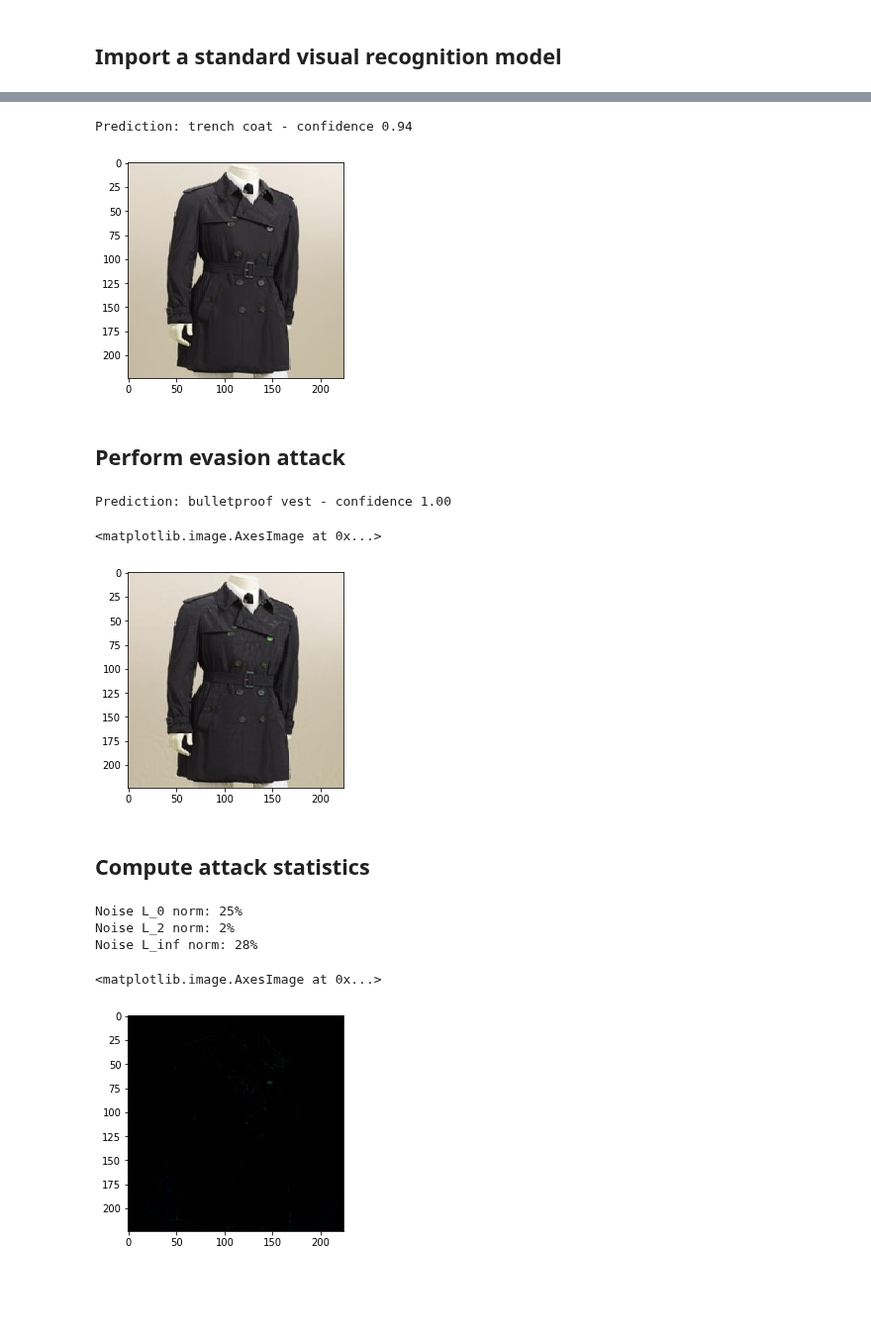
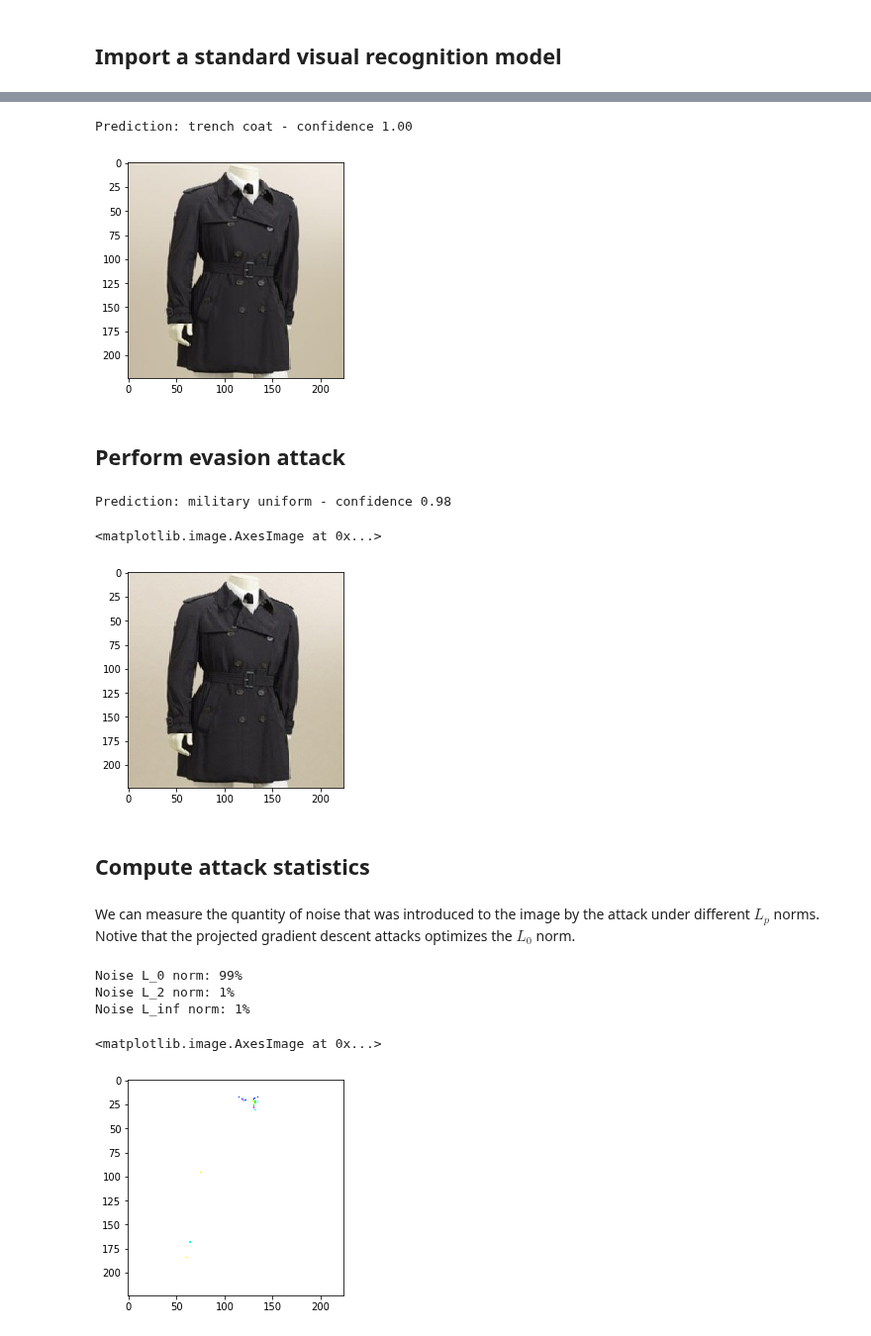
Before and after one commit to Trusted-AI/adversarial-robustness-toolbox, a Jupyter notebook: notebooks/attack_defense_imagenet.ipynb, the cells around one changed output, grey strips where cells are left out. Shown at 99% size. Drawn from its saved outputs; the diff is of its cells as text; code cells hidden in the pictures; blank space fills up the shorter version.

Commit message:
Update example notebook to apply preprocessing (close #17)

```diff
--- a/notebooks/attack_defense_imagenet.ipynb
+++ b/notebooks/attack_defense_imagenet.ipynb
@@ -19,8 +19,13 @@ Here, we will use Keras as backend and ImageNet as dataset.
 # %%
 # Load model
-from keras.applications.vgg16 import VGG16, preprocess_input
+from keras.applications.resnet50 import ResNet50, preprocess_input
 from art.classifiers import KerasClassifier
 
-model = VGG16(weights='imagenet')
-classifier = KerasClassifier(clip_values=(0, 255), model=model)
+# Load model
+mean_imagenet = np.zeros([224, 224,3])
+mean_imagenet[...,0].fill(103.939)
+mean_imagenet[...,1].fill(116.779)
+mean_imagenet[...,2].fill(123.68)
+model = ResNet50(weights='imagenet')
+classifier = KerasClassifier(clip_values=(0, 255), model=model, preprocessing=(mean_imagenet,1))
 # %% [markdown]
@@ -46,15 +51,15 @@ label = np.argmax(pred, axis=1)[0]
 confidence = pred[:,label][0]
 print('Prediction:', class_names[label], '- confidence {0:.2f}'.format(confidence))
 # %% [output]
-Prediction: trench coat - confidence 0.94
+Prediction: trench coat - confidence 1.00
 [figure]
 # %% [markdown]
 ## Perform evasion attack
 # %%
-from art.attacks import CarliniL2Method
+from art.attacks import ProjectedGradientDescent
 
 # Create attacker
-adv = CarliniL2Method(classifier, targeted=False, max_iter=10, binary_search_steps=1, learning_rate=1e-3, initial_const=3.125)
+adv = ProjectedGradientDescent(classifier, targeted=False, eps_step=1, eps=4, max_iter=1)
 
 # Generate attack image
 img_adv = adv.generate(img)
@@ -66,25 +71,27 @@ confidence_adv = pred_adv[:, label_adv][0]
 print('Prediction:', class_names[label_adv], '- confidence {0:.2f}'.format(confidence_adv))
 plt.imshow(img_adv[0] / 255)
 # %% [output]
-Prediction: bulletproof vest - confidence 1.00
+Prediction: military uniform - confidence 0.98
 <matplotlib.image.AxesImage at 0x...>
 [figure]
 # %% [markdown]
 ## Compute attack statistics
+# %% [markdown]
+We can measure the quantity of noise that was introduced to the image by the attack under different $L_p$ norms. Notive that the projected gradient descent attacks optimizes the $L_0$ norm.
 # %%
 import numpy as np
 
 l0 = int(99*len(np.where(np.abs(img[0] - img_adv[0])>0.5)[0]) / (224*224*3)) + 1
 l1 = int(99*np.sum(np.abs(img[0] - img_adv[0])) / np.sum(np.abs(img[0]))) + 1
 l2 = int(99*np.linalg.norm(img[0] - img_adv[0]) / np.linalg.norm(img[0])) + 1
 linf = int(99*np.max(np.abs(img[0] - img_adv[0])) / 255) + 1
 print('Noise L_0 norm: %d%%' % l0)
 print('Noise L_2 norm: %d%%' % l2)
 print('Noise L_inf norm: %d%%' % linf)
-plt.imshow(np.abs(img[0] - img_adv[0]) / 255)
+plt.imshow(np.abs(img[0] - img_adv[0]))
 # %% [output]
-Noise L_0 norm: 25%
-Noise L_2 norm: 2%
-Noise L_inf norm: 28%
+Noise L_0 norm: 99%
+Noise L_2 norm: 1%
+Noise L_inf norm: 1%
 <matplotlib.image.AxesImage at 0x...>
-[figure, old version]
+[figure, new version]
```
Also changed, not shown: parts of 10 cells of this notebook.
